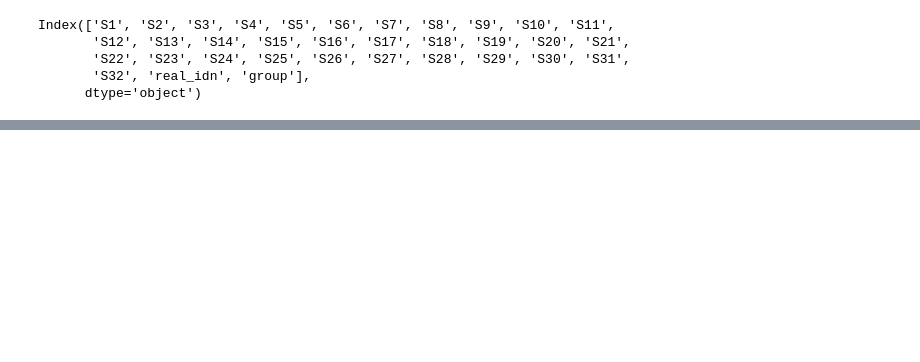
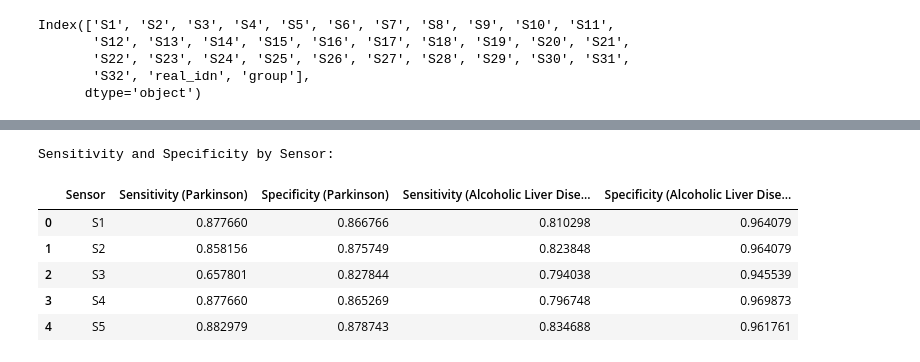
Before and after one commit to cjvilla/enose_predictions, a Jupyter notebook: exploratory_data.ipynb, the cells around one changed output, grey strips where cells are left out. Drawn from its saved outputs; the diff is of its cells as text; code cells hidden in the pictures; blank space fills up the shorter version.

```diff
--- a/exploratory_data.ipynb
+++ b/exploratory_data.ipynb
@@ -91,0 +443,77 @@ Length: 72, dtype: int64
+# %%
+import pandas as pd
+from sklearn.model_selection import train_test_split
+from xgboost import XGBClassifier
+from sklearn.metrics import confusion_matrix
+
+# Load your dataset (replace 'your_dataset.csv' with the actual file path)
+# Define features (X) and target variables (y) for Parkinson's and Alcoholic Liver Disease
+X = merged_df[['S1', 'S2', 'S3', 'S4', 'S5', 'S6', 'S7', 'S8', 'S9', 'S10',
+          'S11', 'S12', 'S13', 'S14', 'S15', 'S16', 'S17', 'S18', 'S19', 'S20',
+          'S21', 'S22', 'S23', 'S24', 'S25', 'S26', 'S27', 'S28', 'S29', 'S30', 'S31', 'S32']]
+
+# Target variable for Parkinson's
+y_parkinson = (merged_df['group'] == 0).astype(int)
+
+# Target variable for Alcoholic Liver Disease
+y_ald = (merged_df['group'] == 1).astype(int)
+
+# Split the dataset into training and testing sets for both diagnoses
+X_train_parkinson, X_test_parkinson, y_train_parkinson, y_test_parkinson = train_test_split(X, y_parkinson, test_size=0.2, random_state=42)
+X_train_ald, X_test_ald, y_train_ald, y_test_ald = train_test_split(X, y_ald, test_size=0.2, random_state=42)
+
+# Create XGBoost models for both diagnoses
+xgb_parkinson = XGBClassifier(objective='binary:logistic', random_state=42)
+xgb_ald = XGBClassifier(objective='binary:logistic', random_state=42)
+
+# Train the models
+xgb_parkinson.fit(X_train_parkinson, y_train_parkinson)
+xgb_ald.fit(X_train_ald, y_train_ald)
+
+# Define a function to calculate sensitivity and specificity
+def calculate_sensitivity_specificity(y_true, y_pred):
+    tn, fp, fn, tp = confusion_matrix(y_true, y_pred).ravel()
+    sensitivity = tp / (tp + fn)
+    specificity = tn / (tn + fp)
+    return sensitivity, specificity
+
+# Initialize a dictionary to store sensitivity and specificity by sensor
+sensitivity_specificity_dict = {'Sensor': [], 'Sensitivity (Parkinson)': [], 'Specificity (Parkinson)': [],
+                                'Sensitivity (Alcoholic Liver Disease)': [], 'Specificity (Alcoholic Liver Disease)': []}
+
+# Calculate sensitivity and specificity by sensor for Parkinson's Disease
+for sensor in X.columns:
+    X_test_sensor = X_test_parkinson.copy()
+    X_test_sensor[sensor] = X_test_sensor[sensor].sample(frac=1).values  # Shuffle the values of the sensor
+    y_sensor_pred = xgb_parkinson.predict(X_test_sensor)
+    sensitivity, specificity = calculate_sensitivity_specificity(y_test_parkinson, y_sensor_pred)
+    sensitivity_specificity_dict['Sensor'].append(sensor)
+    sensitivity_specificity_dict['Sensitivity (Parkinson)'].append(sensitivity)
+    sensitivity_specificity_dict['Specificity (Parkinson)'].append(specificity)
+    sensitivity_specificity_dict['Sensitivity (Alcoholic Liver Disease)'].append(0)  # Placeholder for now
+    sensitivity_specificity_dict['Specificity (Alcoholic Liver Disease)'].append(0)  # Placeholder for now
+
+# Calculate sensitivity and specificity by sensor for Alcoholic Liver Disease
+for sensor in X.columns:
+    X_test_sensor = X_test_ald.copy()
+    X_test_sensor[sensor] = X_test_sensor[sensor].sample(frac=1).values  # Shuffle the values of the sensor
+    y_sensor_pred = xgb_ald.predict(X_test_sensor)
+    sensitivity, specificity = calculate_sensitivity_specificity(y_test_ald, y_sensor_pred)
+    index = sensitivity_specificity_dict['Sensor'].index(sensor)
+    sensitivity_specificity_dict['Sensitivity (Alcoholic Liver Disease)'][index] = sensitivity
+    sensitivity_specificity_dict['Specificity (Alcoholic Liver Disease)'][index] = specificity
+
+# Create a DataFrame to display sensitivity and specificity by sensor
+sensitivity_specificity_df = pd.DataFrame(sensitivity_specificity_dict)
+
+# Display the sensitivity and specificity DataFrame
+print("Sensitivity and Specificity by Sensor:")
+sensitivity_specificity_df.head()
+# %% [output]
+Sensitivity and Specificity by Sensor:
+|  | Sensor | Sensitivity (Parkinson) | Specificity (Parkinson) | Sensitivity (Alcoholic Liver Dise... | Specificity (Alcoholic Liver Dise... |
+| 0 | S1 | 0.877660 | 0.866766 | 0.810298 | 0.964079 |
+| 1 | S2 | 0.858156 | 0.875749 | 0.823848 | 0.964079 |
+| 2 | S3 | 0.657801 | 0.827844 | 0.794038 | 0.945539 |
+| 3 | S4 | 0.877660 | 0.865269 | 0.796748 | 0.969873 |
+| 4 | S5 | 0.882979 | 0.878743 | 0.834688 | 0.961761 |
```
Also changed, not shown: parts of 33 cells of this notebook.
